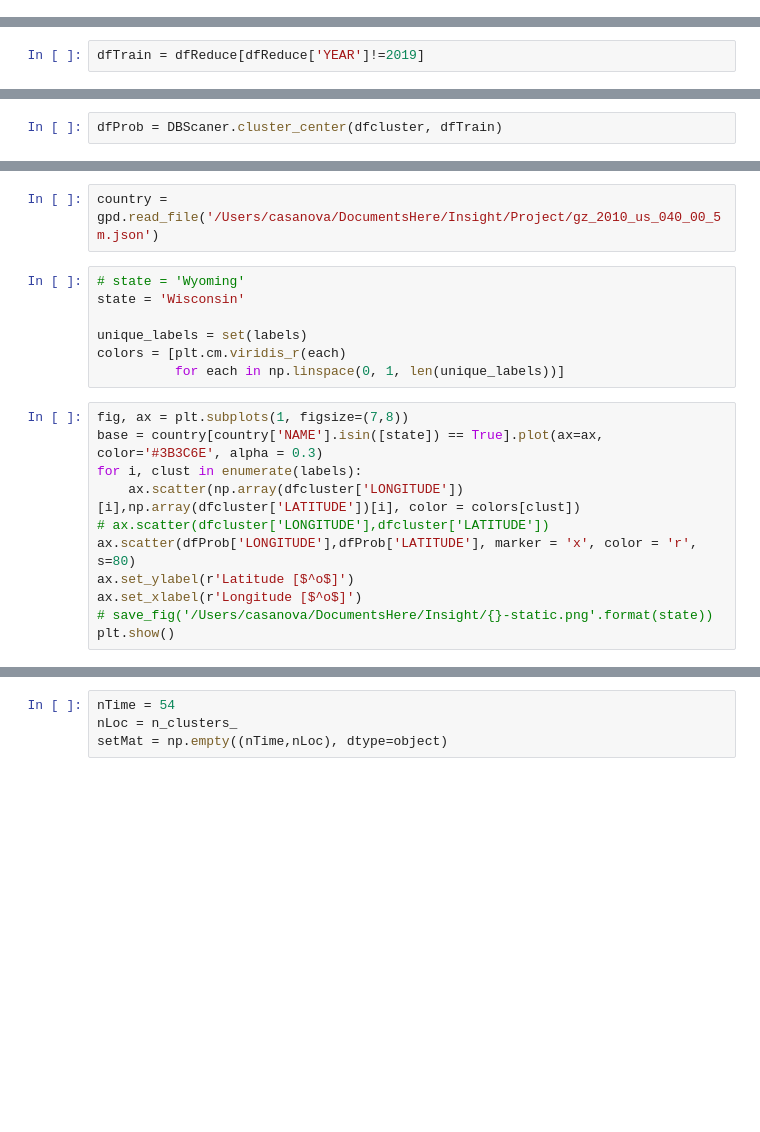
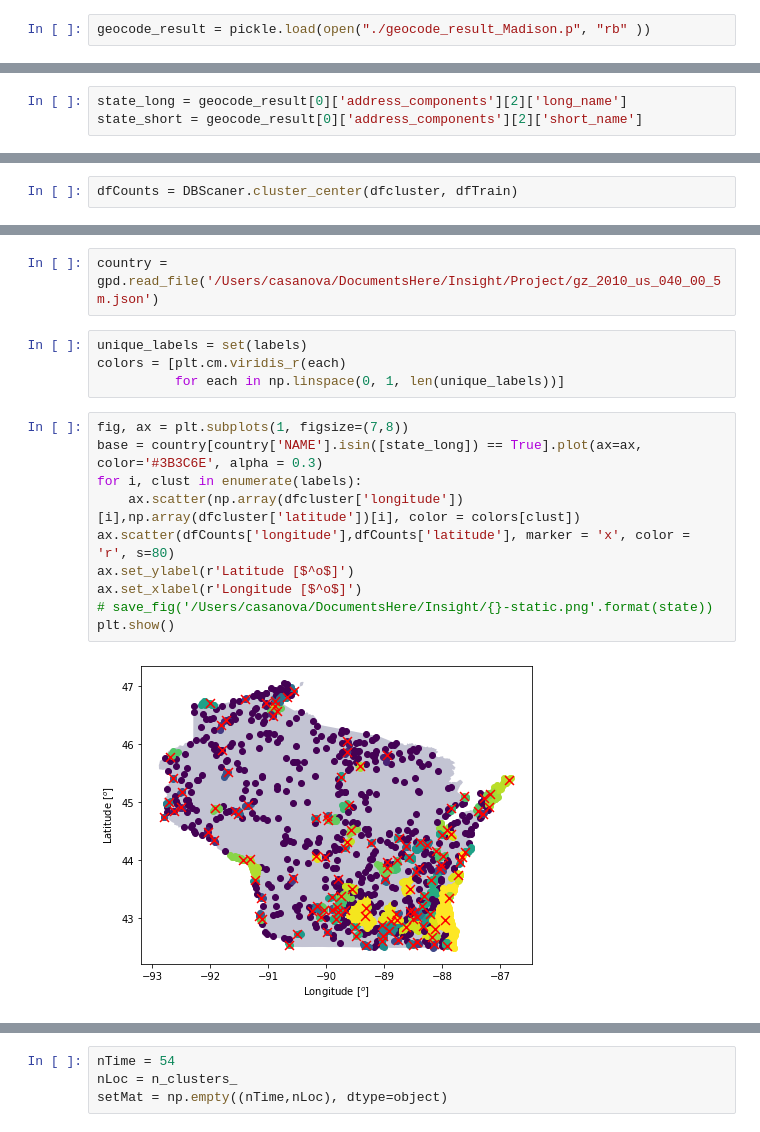
Before and after one commit to hinowashi/Insight-Project, a Jupyter notebook: Insight Project Set Method.ipynb, the cells around one changed output, grey strips where cells are left out. Drawn from its saved outputs; the diff is of its cells as text; blank space fills up the shorter version.

Commit message:
From user Input to output all works.
Things that need to change:
a) output format, is not user friendly and dose not give coordinates for gam's
b) prob. matrix estimator for T/F

```diff
--- a/Insight Project Set Method.ipynb
+++ b/Insight Project Set Method.ipynb
@@ -40,0 +42,2 @@ I will start with a singe state. Since the ebird API limits the type of request
+# %%
+geocode_result = pickle.load(open("./geocode_result_Madison.p", "rb" ))
@@ -40,0 +64,3 @@ I will start with a singe state. Since the ebird API limits the type of request
+# %%
+state_long = geocode_result[0]['address_components'][2]['long_name']
+state_short = geocode_result[0]['address_components'][2]['short_name']
@@ -102,2 +89,0 @@ dfValidation = dfReduce[dfReduce['YEAR']==2019]
-# %%
-dfTrain = dfReduce[dfReduce['YEAR']!=2019]
@@ -113,28 +94,26 @@ BDSCAN is a density clustering that will tell where is popular for people to go
 # %%
 dfcluster, labels, n_clusters_ = DBScaner.cluster_selection(dfTrain)
 # %%
-dfProb = DBScaner.cluster_center(dfcluster, dfTrain)
+dfCounts = DBScaner.cluster_center(dfcluster, dfTrain)
 # %% [markdown]
 ### Now some good plots
 # %%
 country = gpd.read_file('/Users/casanova/DocumentsHere/Insight/Project/gz_2010_us_040_00_5m.json')
 # %%
-# state = 'Wyoming'
-state = 'Wisconsin'
-
 unique_labels = set(labels)
 colors = [plt.cm.viridis_r(each)
           for each in np.linspace(0, 1, len(unique_labels))]
 # %%
 fig, ax = plt.subplots(1, figsize=(7,8))
-base = country[country['NAME'].isin([state]) == True].plot(ax=ax, color='#3B3C6E', alpha = 0.3)
+base = country[country['NAME'].isin([state_long]) == True].plot(ax=ax, color='#3B3C6E', alpha = 0.3)
 for i, clust in enumerate(labels):
-    ax.scatter(np.array(dfcluster['LONGITUDE'])[i],np.array(dfcluster['LATITUDE'])[i], color = colors[clust])
-# ax.scatter(dfcluster['LONGITUDE'],dfcluster['LATITUDE'])
-ax.scatter(dfProb['LONGITUDE'],dfProb['LATITUDE'], marker = 'x', color = 'r', s=80)
+    ax.scatter(np.array(dfcluster['longitude'])[i],np.array(dfcluster['latitude'])[i], color = colors[clust])
+ax.scatter(dfCounts['longitude'],dfCounts['latitude'], marker = 'x', color = 'r', s=80)
 ax.set_ylabel(r'Latitude [$^o$]')
 ax.set_xlabel(r'Longitude [$^o$]')
 # save_fig('/Users/casanova/DocumentsHere/Insight/{}-static.png'.format(state))
 plt.show()
+# %% [output]
+[figure, added]
 # %%
 fig, ax = plt.subplots(1, figsize=(7,8))
```
Also changed, not shown: parts of 49 cells of this notebook.
